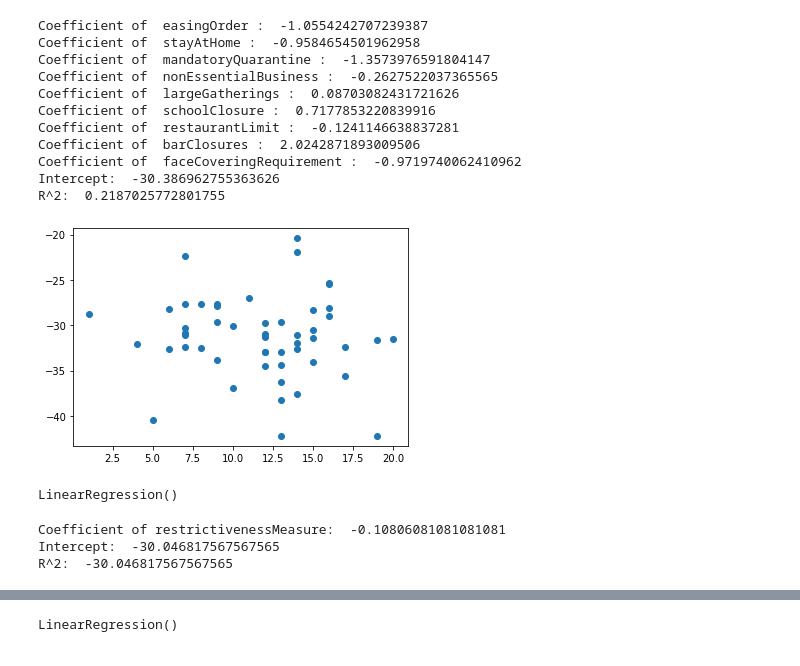
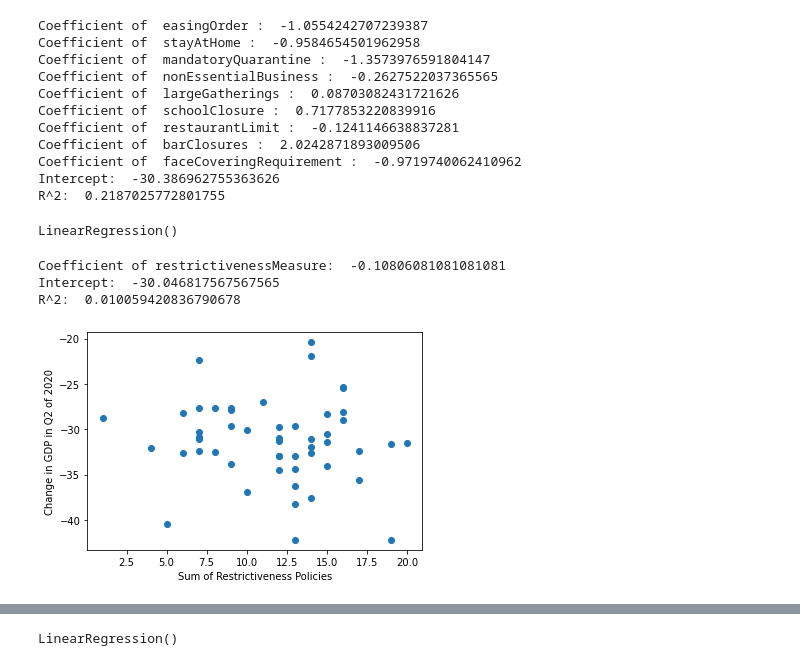
Before and after one commit to skberkeley/c3.ai-COVID-19-Challenge, a Jupyter notebook: Sora_Rithwik_Tyler.ipynb, the cells around one changed output, grey strips where cells are left out. Cells and saved outputs as stored; diff of their text form; code cells hidden in the pictures.

```diff
--- a/Sora_Rithwik_Tyler.ipynb
+++ b/Sora_Rithwik_Tyler.ipynb
@@ -326,11 +326,6 @@ def addRestrictMeasure(df, varsToUse):
     df.insert(loc = len(df.columns), column = "restrictivenessMeasure", value = sums)
 # %%
 addRestrictMeasure(statePolicies, xVars)
-# %%
-plt.scatter(statePolicies["restrictivenessMeasure"], statePolicies["Q2GDPChange"])
-plt.show()
-# %% [output]
-[figure, removed]
 # %%
 aggrRegr = linear_model.LinearRegression()
 restricMeasures = statePolicies[["restrictivenessMeasure"]]
@@ -341,11 +336,22 @@ LinearRegression()
 # %%
 print("Coefficient of restrictivenessMeasure: ", aggrRegr.coef_[0])
 print("Intercept: ", aggrRegr.intercept_)
-print("R^2: ", aggrRegr.intercept_)
+print("R^2: ", aggrRegr.score(restricMeasures, Y))
 # %% [output]
 Coefficient of restrictivenessMeasure:  -0.10806081081081081
 Intercept:  -30.046817567567565
-R^2:  -30.046817567567565
+R^2:  0.010059420836790678
+# %%
+plt.scatter(statePolicies["restrictivenessMeasure"], statePolicies["Q2GDPChange"])
+minRestric = min(statePolicies["restrictivenessMeasure"])
+maxRestric = max(statePolicies["restrictivenessMeasure"])
+xCords = np.linspace(minRestric, maxRestric, )
+yCords = xCords * aggrRegr.coef_[0] + aggrRegr.intercept_
+plt.xlabel("Sum of Restrictiveness Policies")
+plt.ylabel("Change in GDP in Q2 of 2020")
+plt.show()
+# %% [output]
+[figure, added]
 # %%
 addRestrictMeasure(relevantPolicies, xVars)
 # %%
```
Also changed, not shown: parts of 1 cell of this notebook.
